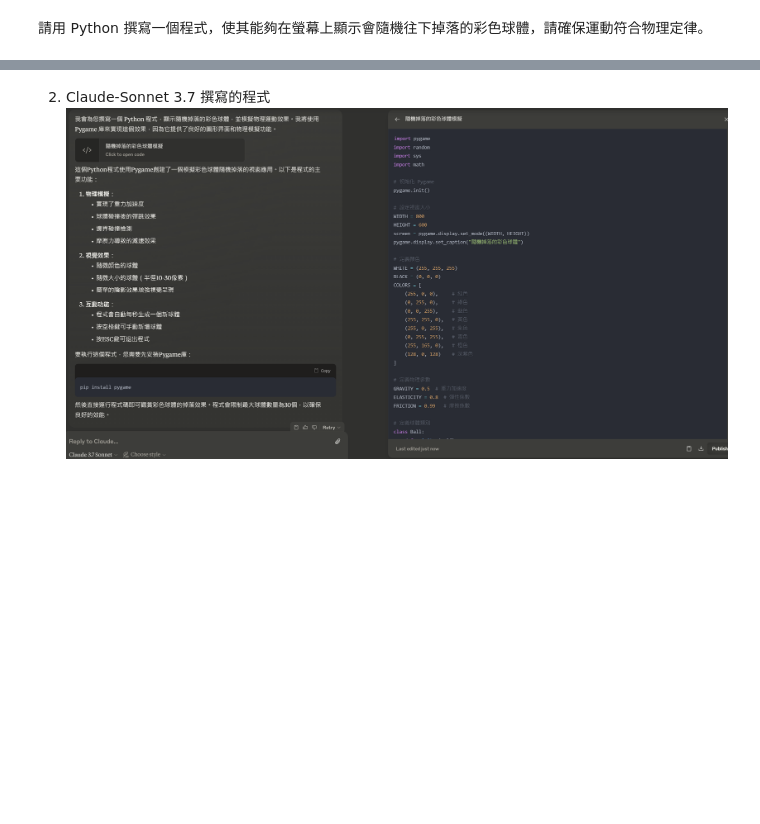
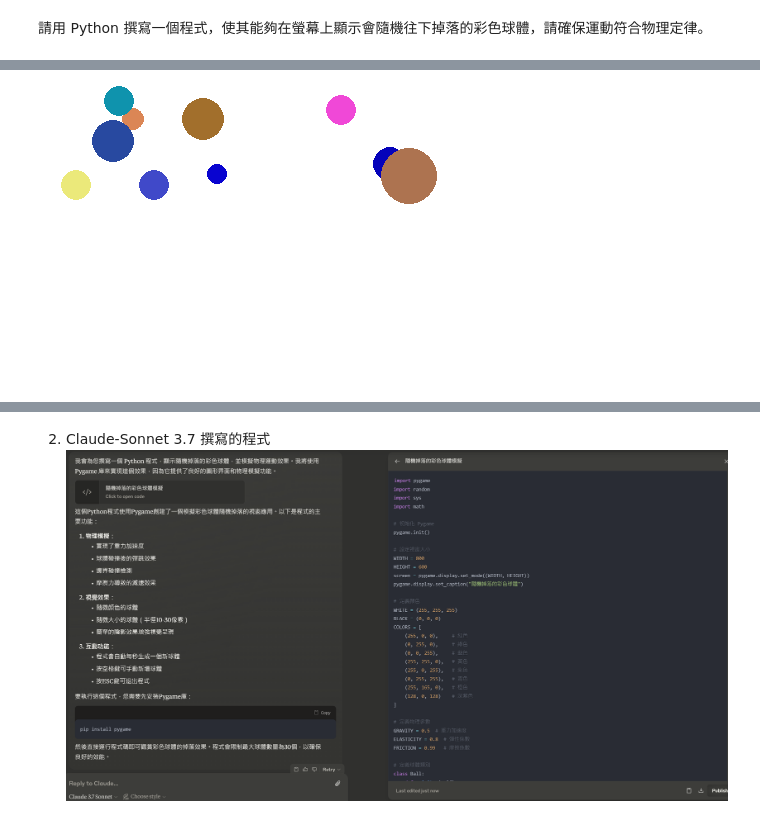
Before and after one commit to cph316/generative_ai, a Jupyter notebook: 【HW4】測試(prompts)_(ChatGPT、Claude).ipynb, the cells around one changed output, grey strips where cells are left out. Saved outputs shown, nothing was run; the diff lists cells and outputs as text; code cells hidden in the pictures; blank space fills up the shorter version.

```diff
--- a/【HW4】測試(prompts)_(ChatGPT、Claude).ipynb
+++ b/【HW4】測試(prompts)_(ChatGPT、Claude).ipynb
@@ -74,3 +74,84 @@ def main():
 
 if __name__ == "__main__":
     main()
+# %%
+# 安裝 pygame 與 imageio
+!pip install pygame imageio
+
+import pygame
+import random
+import imageio
+from IPython.display import display, Image
+from google.colab import files
+
+# 設定螢幕大小
+WIDTH, HEIGHT = 400, 300
+
+# 球的屬性
+class Ball:
+    def __init__(self):
+        self.radius = random.randint(10, 30)
+        self.x = random.randint(self.radius, WIDTH - self.radius)
+        self.y = random.randint(self.radius, HEIGHT // 3)
+        self.color = (random.randint(0, 255), random.randint(0, 255), random.randint(0, 255))
+        self.velocity_y = 0  # 初速度
+        self.gravity = 0.5  # 重力加速度
+        self.bounce_damping = 0.7  # 彈性係數
+
+    def update(self):
+        self.velocity_y += self.gravity  # 速度因重力增加
+        self.y += self.velocity_y  # 位置更新
+
+        # 碰撞地面時反彈
+        if self.y + self.radius >= HEIGHT:
+            self.y = HEIGHT - self.radius  # 確保不穿透地面
+            self.velocity_y = -self.velocity_y * self.bounce_damping  # 反彈並減速
+
+            # 若速度過小則停止
+            if abs(self.velocity_y) < 1:
+                self.velocity_y = 0
+
+    def draw(self, screen):
+        pygame.draw.circle(screen, self.color, (int(self.x), int(self.y)), self.radius)
+
+
+# 主要函數 - 產生 GIF 並儲存
+def main():
+    pygame.init()
+    screen = pygame.Surface((WIDTH, HEIGHT))  # 建立 Surface 物件（無需 GUI）
+    clock = pygame.time.Clock()
+    balls = [Ball() for _ in range(10)]  # 生成 10 顆球
+    frames = []
+
+    for frame_num in range(100):  # 產生 100 幀影像
+        screen.fill((255, 255, 255))  # 白色背景
+
+        for ball in balls:
+            ball.update()
+            ball.draw(screen)
+
+        # 儲存畫面
+        filename = f"frame_{frame_num:03d}.png"
+        pygame.image.save(screen, filename)
+        frames.append(filename)
+
+        clock.tick(30)  # 30 FPS
+
+    pygame.quit()
+
+    # 建立 GIF 動畫
+    gif_filename = "falling_balls.gif"
+    with imageio.get_writer(gif_filename, mode="I", duration=0.05) as writer:
+        for frame in frames:
+            image = imageio.imread(frame)
+            writer.append_data(image)
+
+    # 顯示 GIF
+    display(Image(gif_filename))
+
+    # 下載 GIF 檔案
+    files.download(gif_filename)
+
+# 執行動畫生成並儲存
+main()
+# %% [output]
@@ -76,0 +162 @@ if __name__ == "__main__":
+[figure, added]
```
Also changed, not shown: parts of 2 cells of this notebook.
